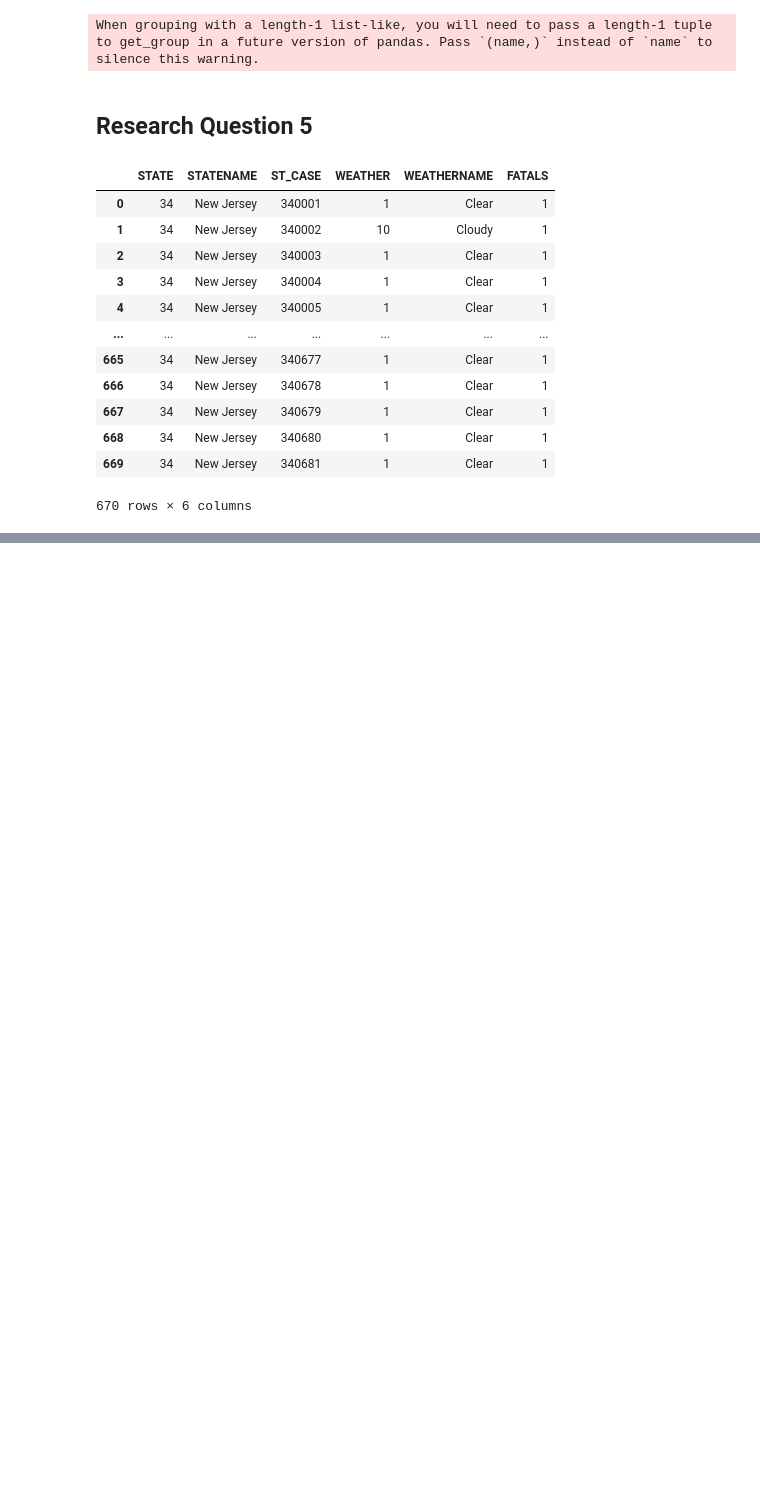
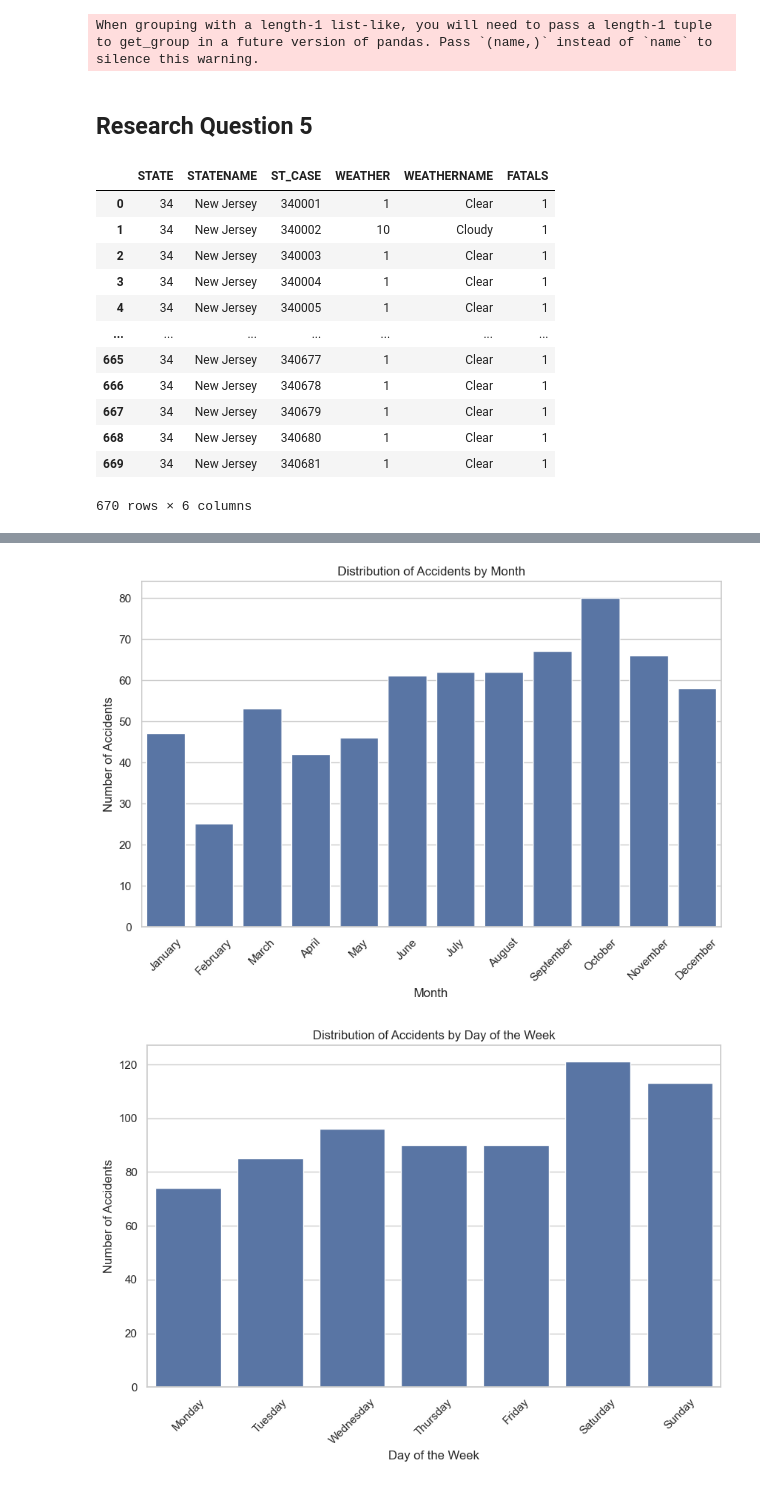
Before and after one commit to saidalli1/capstone, a Jupyter notebook: doc/fatality.ipynb, the cells around one changed output, grey strips where cells are left out. Saved outputs shown, nothing was run; the diff lists cells and outputs as text; code cells hidden in the pictures; blank space fills up the shorter version.

```diff
--- a/doc/fatality.ipynb
+++ b/doc/fatality.ipynb
@@ -419,0 +417,18 @@ plt.show()
+# %%
+# Convert MONTH and DAY columns to datetime format
+accident_nj['DATE'] = pd.to_datetime(accident_nj['YEAR'].astype(str) + '-' + accident_nj['MONTH'].astype(str) + '-' + accident_nj['DAY'].astype(str))
+
+# Extract month, day of the week, and hour of the day
+accident_nj['MONTH'] = accident_nj['DATE'].dt.month
+accident_nj['DAY_OF_WEEK'] = accident_nj['DATE'].dt.dayofweek
+accident_nj['HOUR'] = accident_nj['HOUR'] % 24  # Ensure hour is within 24-hour format
+
+# Define month names and day of the week names
+month_names = ['January', 'February', 'March', 'April', 'May', 'June', 'July', 'August', 'September', 'October', 'November', 'December']
+day_names = ['Monday', 'Tuesday', 'Wednesday', 'Thursday', 'Friday', 'Saturday', 'Sunday']
+
+# Map month and day of the week numeric values to names
+accident_nj['MONTH_NAME'] = accident_nj['MONTH'].map(lambda x: month_names[x-1])
+accident_nj['DAY_NAME'] = accident_nj['DAY_OF_WEEK'].map(lambda x: day_names[x])
+
+# Now, we can perform exploratory data analysis and statistical analysis
@@ -419,0 +453,36 @@ plt.show()
+# %%
+import matplotlib.pyplot as plt
+import seaborn as sns
+
+# Set style for plots
+sns.set(style="whitegrid")
+
+# Plot distribution of accidents by month
+plt.figure(figsize=(10, 6))
+sns.countplot(x='MONTH_NAME', data=accident_nj, order=month_names)
+plt.title('Distribution of Accidents by Month')
+plt.xlabel('Month')
+plt.ylabel('Number of Accidents')
+plt.xticks(rotation=45)
+plt.show()
+
+# Plot distribution of accidents by day of the week
+plt.figure(figsize=(10, 6))
+sns.countplot(x='DAY_NAME', data=accident_nj, order=day_names)
+plt.title('Distribution of Accidents by Day of the Week')
+plt.xlabel('Day of the Week')
+plt.ylabel('Number of Accidents')
+plt.xticks(rotation=45)
+plt.show()
+
+# Plot distribution of accidents by hour of the day
+plt.figure(figsize=(10, 6))
+sns.histplot(accident_nj['HOUR'], bins=24, kde=False)
+plt.title('Distribution of Accidents by Hour of the Day')
+plt.xlabel('Hour of the Day')
+plt.ylabel('Number of Accidents')
+plt.xticks(range(24))
+plt.show()
+# %% [output]
+[figure, added]
+[figure, added]
```
Also changed, not shown: parts of 16 cells of this notebook.
